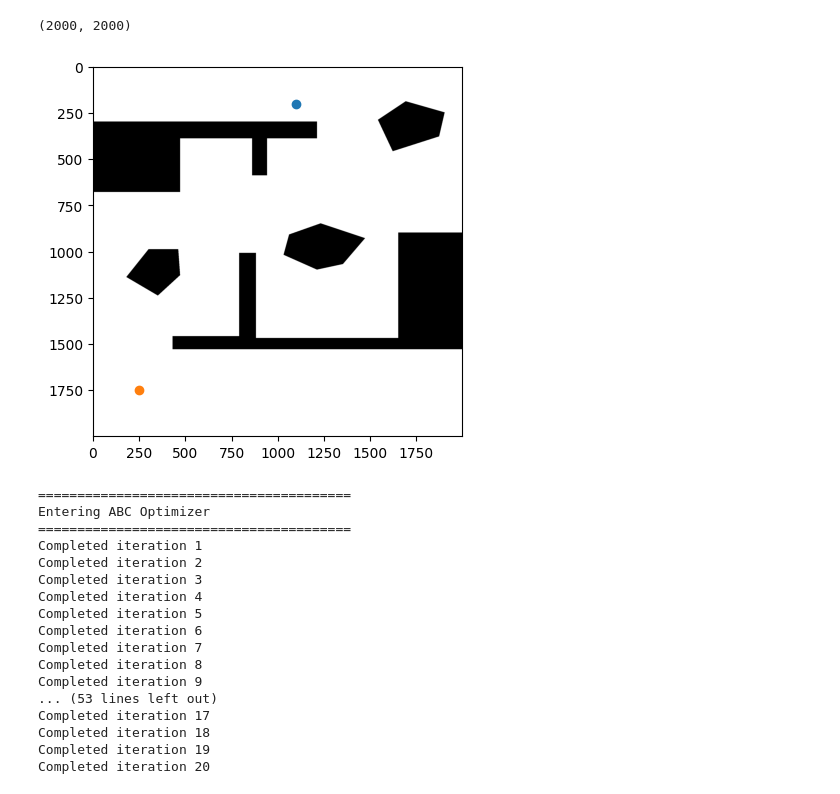
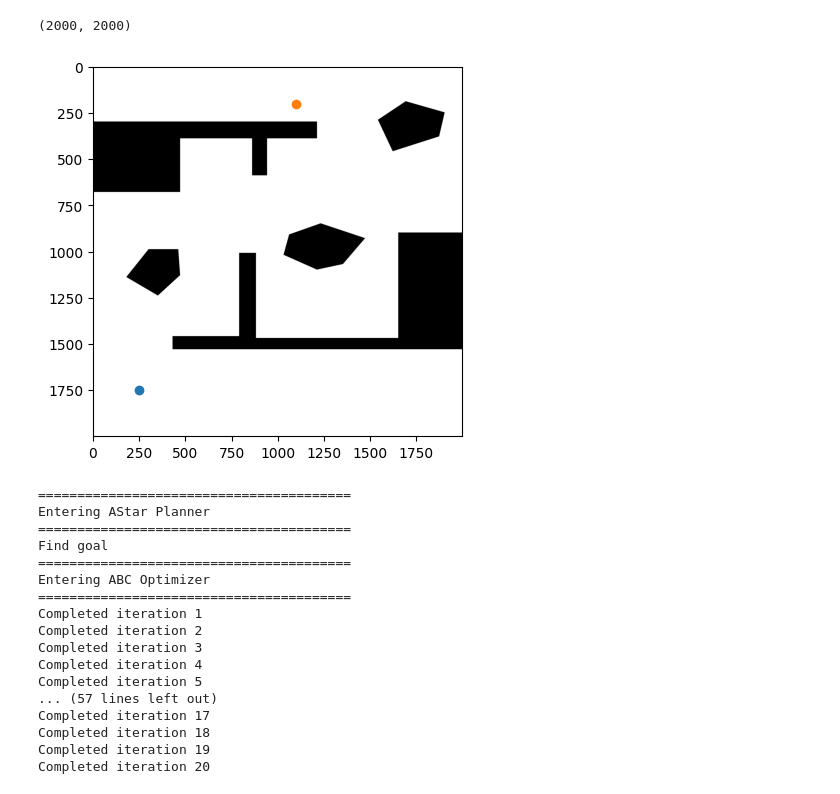
Before and after one commit to Prasanna28Devadiga/BTP, a Jupyter notebook: planner test.ipynb, the cells around one changed output. Cells and saved outputs as stored; diff of their text form; code cells hidden in the pictures.

```diff
--- a/planner test.ipynb
+++ b/planner test.ipynb
@@ -14,15 +14,50 @@ map_gen = MapGenerator('map_params/map_012_params.yaml')
+# %%
+map_details = {
+    'map1': {
+        'file_name': 'custom_map_2_params.yaml',
+        'start': [100, 400],
+        'end': [400, 100],
+        'points': 2
+    },
+    'map2': {
+        'file_name': 'custom_map_4_params.yaml',
+        'start': [50, 250],
+        'end': [250, 250],
+        'points': 2
+    },
+    'map3': {
+        'file_name': 'custom_map_3_params.yaml',
+        'start': [50, 450],
+        'end': [300, 100],
+        'points': 4
+    },
+    'map4': {
+        'file_name': 'custom_map_1_params.yaml',
+        'start': [600, 800],
+        'end': [1700, 500],
+        'points': 4
+    },
+    'map5': {
+        'file_name': 'map_012_params.yaml',
+        'start': [250, 1750],
+        'end': [1100, 200],
+        'points': 5
+    }
+}
 # %%
+curr_details = map_details['map5']
+map_gen = MapGenerator(os.path.join('map_params', curr_details['file_name']))
 curr_map = map_gen.map.get_map()
-start = np.array([1100, 200]).astype(np.int32)
-end = np.array([250, 1750]).astype(np.int32)
+start = np.array(curr_details['start']).astype(np.int32)
+end = np.array(curr_details['end']).astype(np.int32)
 plt.imshow(curr_map, cmap='gray')
 plt.scatter([start[0]], [start[1]])
 plt.scatter([end[0]], [end[1]])
 print(curr_map.shape)
 plt.show()
 # %% [output]
 (2000, 2000)
-[figure, old version]
+[figure, new version]
 # %%
 def get_callback(appending_list):
     def callback(iteration, particle):
@@ -77,17 +115,26 @@ planner_params = {
 }
 # %%
 time_taken = dict()
+paths = dict()
 for planner_name in planner_params:
     print('='*40)
     print('Entering', planner_name)
     print('='*40)
     start_time = time.time()
-    planner = PlannerBase(**planner_params[planner_name])
+    if planner_name == 'AStar Planner':
+        planner = AStarPlanner(curr_map)
+    else:
+        planner = PlannerBase(**planner_params[planner_name])
     path = planner.get_path(start, end)
+    paths[planner_name] = path
     end_time = time.time()
     elapsed_time = end_time - start_time
     time_taken[planner_name] = elapsed_time
 # %% [output]
+========================================
+Entering AStar Planner
+========================================
+Find goal
 ========================================
 Entering ABC Optimizer
 ========================================
@@ -96,11 +143,7 @@ Completed iteration 2
 Completed iteration 3
 Completed iteration 4
 Completed iteration 5
-Completed iteration 6
-Completed iteration 7
-Completed iteration 8
-Completed iteration 9
-... (53 lines left out)
+... (57 lines left out)
 Completed iteration 17
 Completed iteration 18
 Completed iteration 19
```
Also changed, not shown: parts of 6 cells of this notebook.
